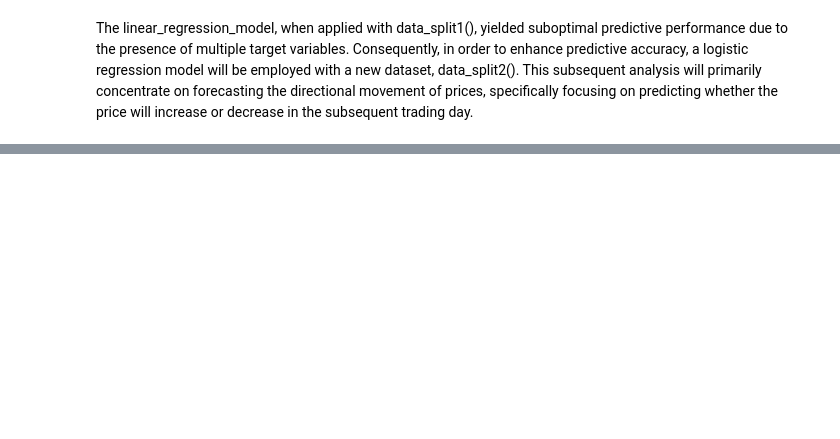
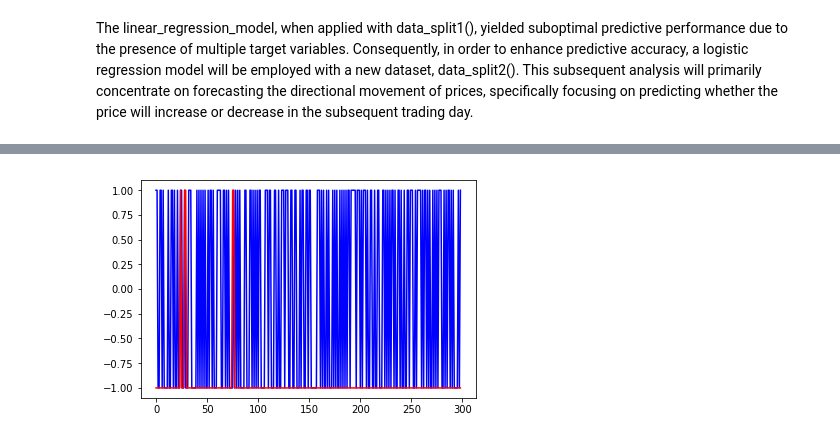
Before and after one commit to 2281469043/DeFi-Analysis, a Jupyter notebook: src/changk2/data_model.ipynb, the cells around one changed output, grey strips where cells are left out. Cells and saved outputs as stored; diff of their text form; code cells hidden in the pictures; blank space fills up the shorter version.

```diff
--- a/src/changk2/data_model.ipynb
+++ b/src/changk2/data_model.ipynb
@@ -176,0 +207,18 @@ def logistic_regression_model(feature_train, feature_test, target_train, target_
+# %%
+def multinomialNB_model(feature_train, feature_test, target_train, target_test):
+    from sklearn.naive_bayes import MultinomialNB
+    estimator = MultinomialNB(alpha=1.0, fit_prior=True, class_prior=None)
+    fit = estimator.fit(feature_train, target_train)
+    # We compute the predictions for the feature_test features:
+    predictions = fit.predict(feature_test)
+    # The line below just computes the average accuracy of our predictions:
+    np.linalg.norm(predictions - target_test) / len(target_test)
+    target_test_vals = list()
+    for data in target_test:
+        target_test_vals.append(data)
+    # model evaluation
+    target_predict = estimator.predict(feature_test)
+    print("The target_predict is:\n", target_predict)
+    print("Compare predicted results with actual values:\n", target_predict == target_test)
+    print("Accuracy:\n{0:.2f}%".format(estimator.score(feature_test, target_test) * 100))
+    return predictions, target_test_vals
@@ -263,0 +389,12 @@ plot_difference(predictions, target_test_vals)
+# %%
+# MultinomialNB model
+'''
+train_set[0] = feature_train
+train_set[1] = feature_test
+train_set[2] = target_train
+train_set[3] = target_test
+'''
+train_set = list()
+train_set = data_split2(dailyTransactionCount) # store all 4 types of data inside
+# using the naive bayes classifier to make prediction
+predictions, target_test_vals = multinomialNB_model(train_set[0], train_set[1], train_set[2], train_set[3])
@@ -263,0 +419,4 @@ plot_difference(predictions, target_test_vals)
+# %%
+plot_ground_truth(predictions, target_test_vals)
+# %% [output]
+[figure, added]
```
Also changed, not shown: parts of 25 cells of this notebook.
